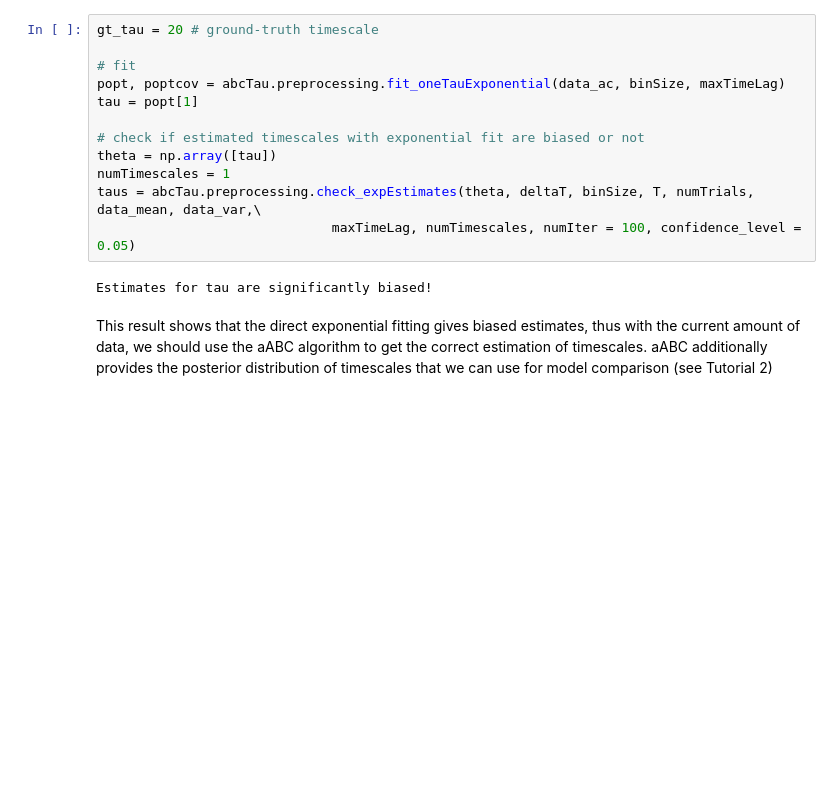
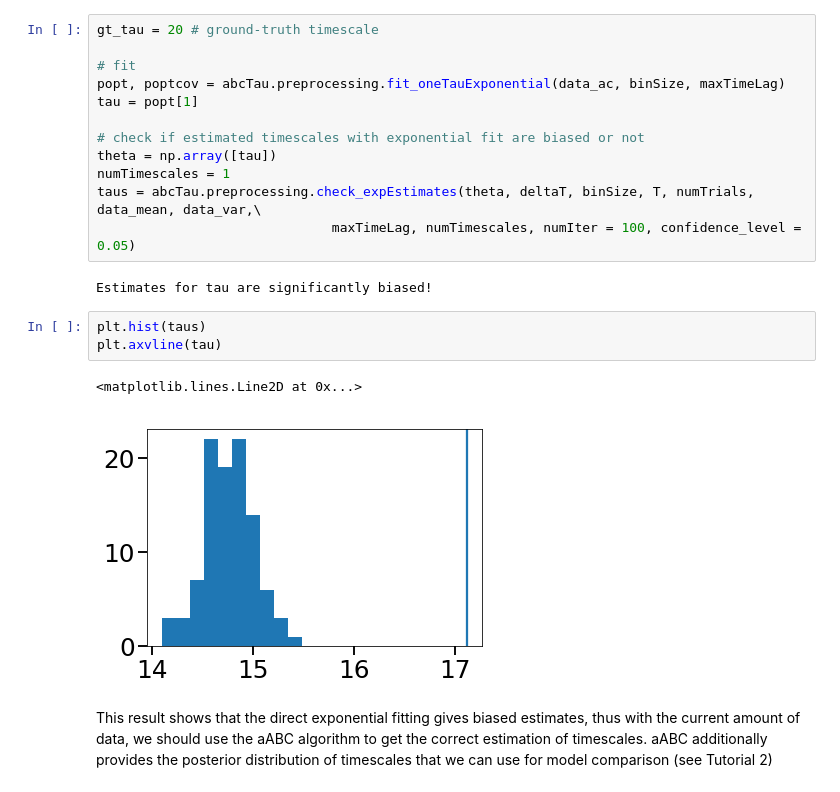
Before and after one commit to roxana-zeraati/abcTau, a Jupyter notebook: Tutorial1_fittingAutocorrelations.ipynb, the cells around one changed output. Cells and saved outputs as stored; diff of their text form; blank space fills up the shorter version.

```diff
--- a/Tutorial1_fittingAutocorrelations.ipynb
+++ b/Tutorial1_fittingAutocorrelations.ipynb
@@ -73,6 +73,12 @@ taus = abcTau.preprocessing.check_expEstimates(theta, deltaT, binSize, T, numTri
                               maxTimeLag, numTimescales, numIter = 100, confidence_level = 0.05)
 # %% [output]
 Estimates for tau are significantly biased!
+# %%
+plt.hist(taus)
+plt.axvline(tau)
+# %% [output]
+<matplotlib.lines.Line2D at 0x...>
+[figure, added]
 # %% [markdown]
 This result shows that the direct exponential fitting gives biased estimates, thus with the current amount of data, we should use the aABC algorithm to get the correct estimation of timescales. aABC additionally provides the posterior distribution of timescales that we can use for model comparison (see Tutorial 2)
 # %%
```
Also changed, not shown: 3 other files.
